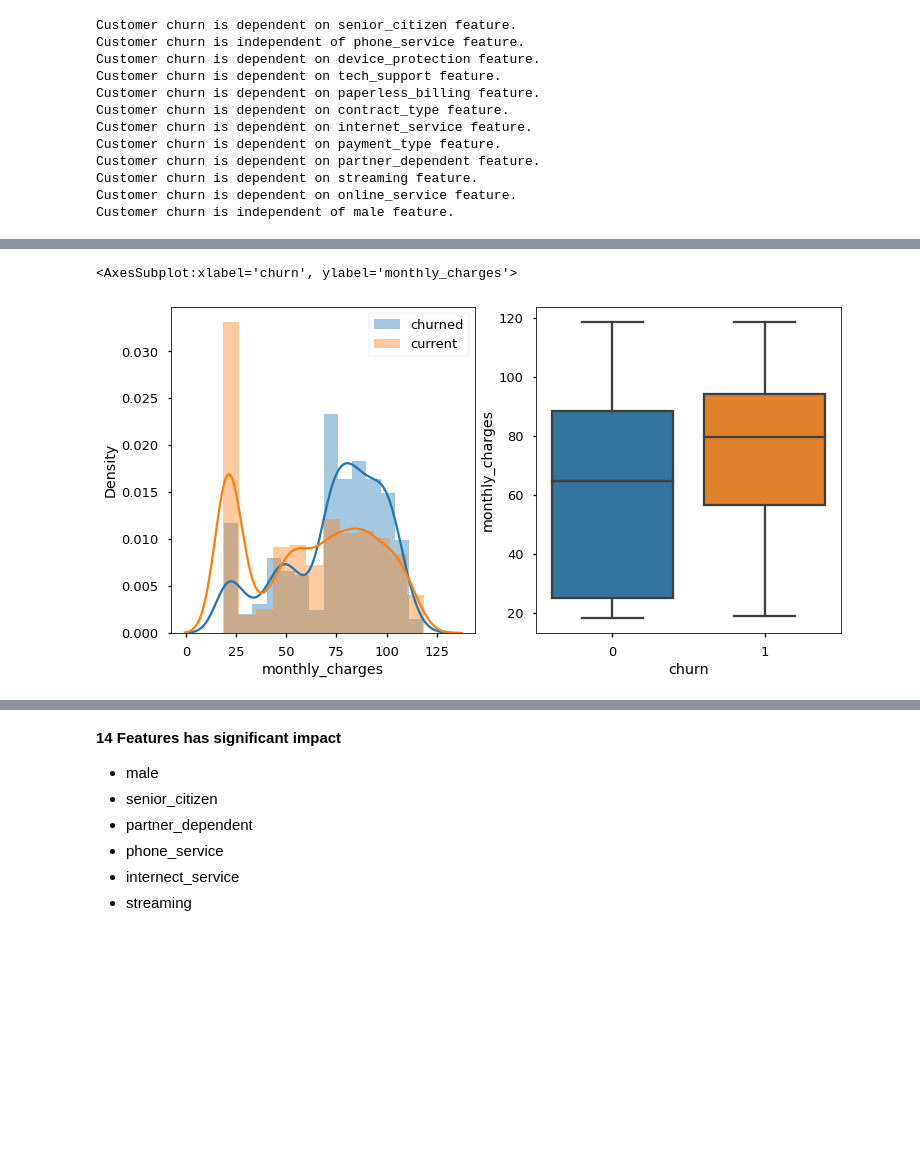
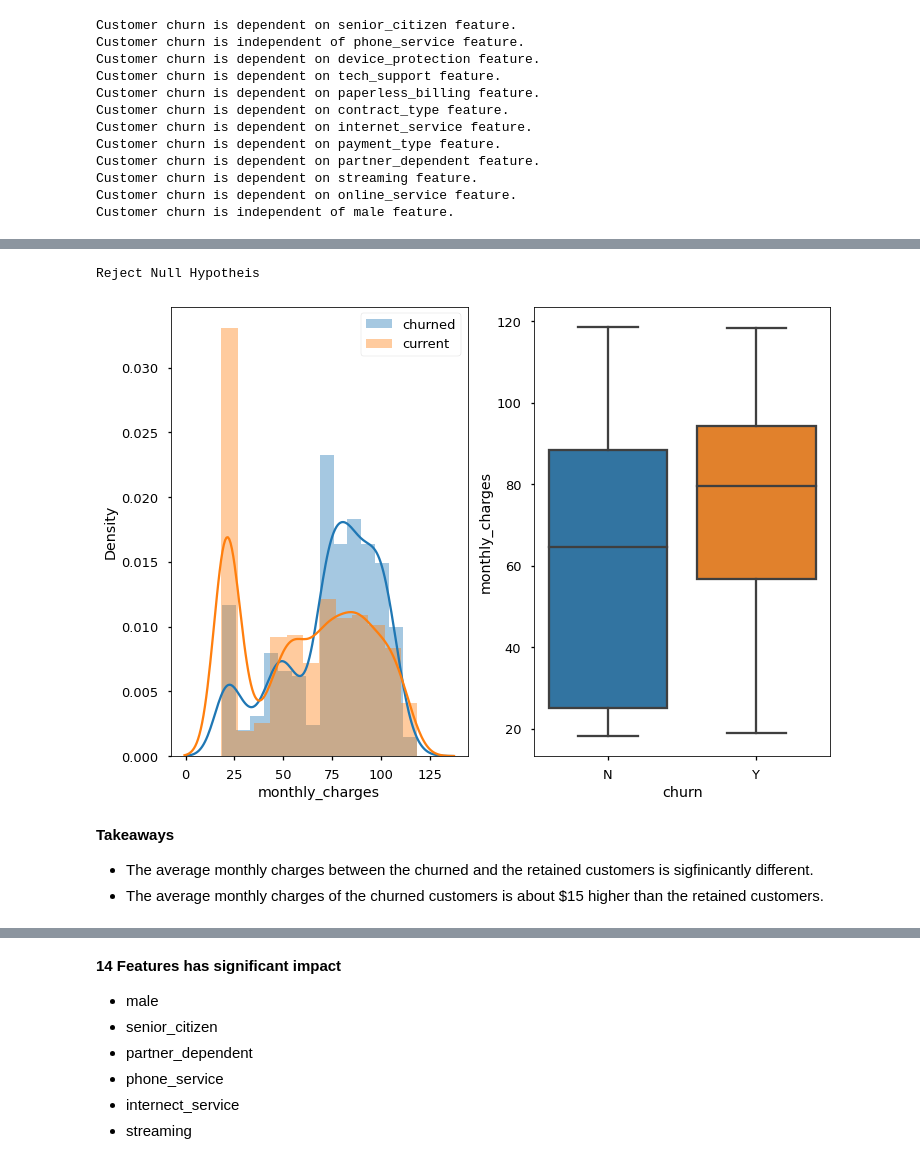
Before and after one commit to Yongliang-Shi/classification-project, a Jupyter notebook: report.ipynb, the cells around one changed output, grey strips where cells are left out. Saved outputs shown, nothing was run; the diff lists cells and outputs as text; code cells hidden in the pictures; blank space fills up the shorter version.

Commit message:
streamlined data exploration hypothesis test: 2 sample t-test

```diff
--- a/report.ipynb
+++ b/report.ipynb
@@ -436,3 +424,8 @@ Customer churn is independent of male feature.
     * p value
     * degrees of freedom
     * the matrix (nparray) of expected values
+# %%
+# Create two datasets for churned customers and retained customers respectively
+
+train_churned = train[train.churn == 1]
+train_retained = train[train.churn == 0]
@@ -439,20 +439,40 @@ Customer churn is independent of male feature.
+# %%
+# Compute the variances
+train_churned.monthly_charges.var(), train_retained.monthly_charges.var()
+
+# Perform 2 sample t-test
+t, p = stats.ttest_ind(train_churned.monthly_charges,
+                       train_retained.monthly_charges,
+                       equal_var=False)
+# print(t, p)
+
+# Decide whether to reject or accept the null hypothesis
+
+if p < 0.5:
+    print('Reject Null Hypotheis')
+else:
+    print('Accept Null Hypotheis')
+# %% [output]
+Reject Null Hypotheis
 # %%
-boolean_churned = train.churn == 1
-boolean_current = train.churn == 0
-
-monthly_charges_churned = train[boolean_churned].monthly_charges
-monthly_charges_current = train[boolean_current].monthly_charges
-
-plt.figure(figsize=(12,6))
+# Plot the distribution of the monthly charges in churned and retained customers
 plt.subplot(121)
 
-sns.distplot(monthly_charges_churned, label='churned')
-sns.distplot(monthly_charges_current, label='current')
+sns.distplot(train_churned.monthly_charges, label='churned')
+sns.distplot(train_retained.monthly_charges, label='current')
 plt.legend()
 
+# Draw the box plots to show the distribution
 plt.subplot(122)
 
 sns.boxplot(data=train, x='churn', y='monthly_charges')
+plt.xticks([0,1], ['N','Y'])
+
+plt.tight_layout()
+plt.show()
 # %% [output]
-<AxesSubplot:xlabel='churn', ylabel='monthly_charges'>
-[figure, old version]
+[figure, new version]
+# %% [markdown]
+**Takeaways**
+* The average monthly charges between the churned and the retained customers is sigfinicantly different.
+* The average monthly charges of the churned customers is about $15 higher than the retained customers.
```
Also changed, not shown: parts of 18 cells of this notebook.
